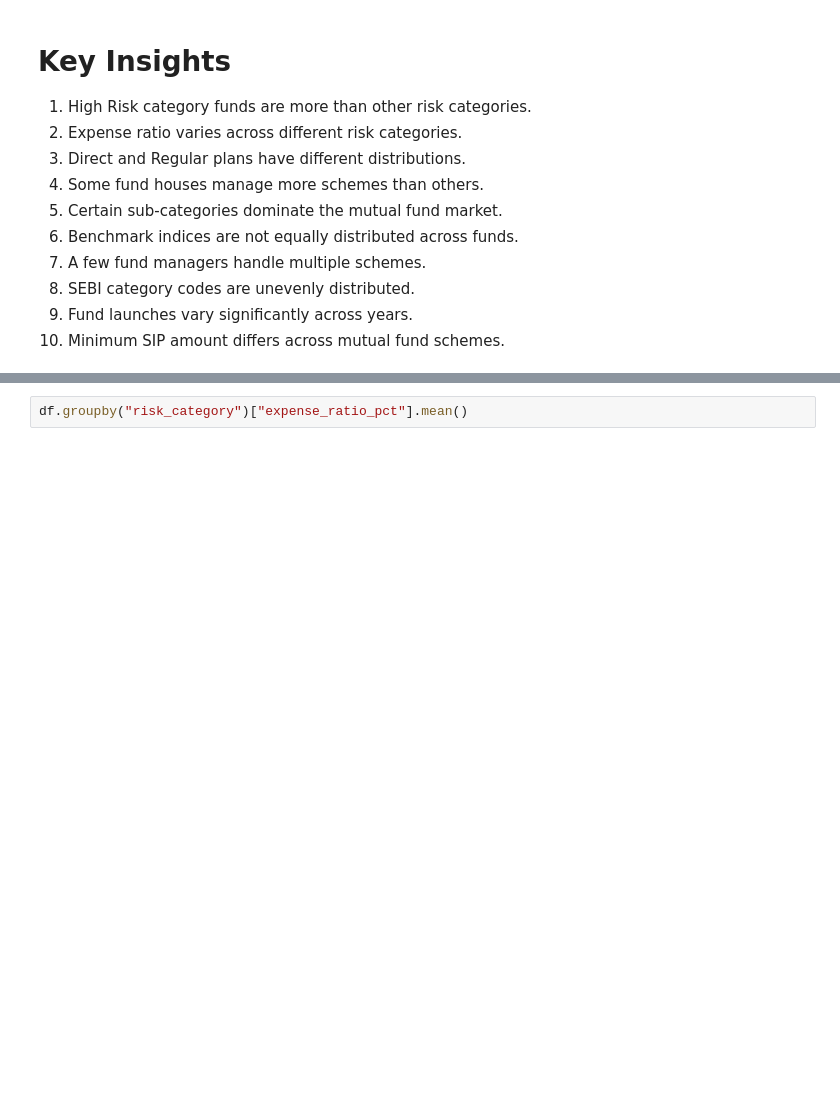
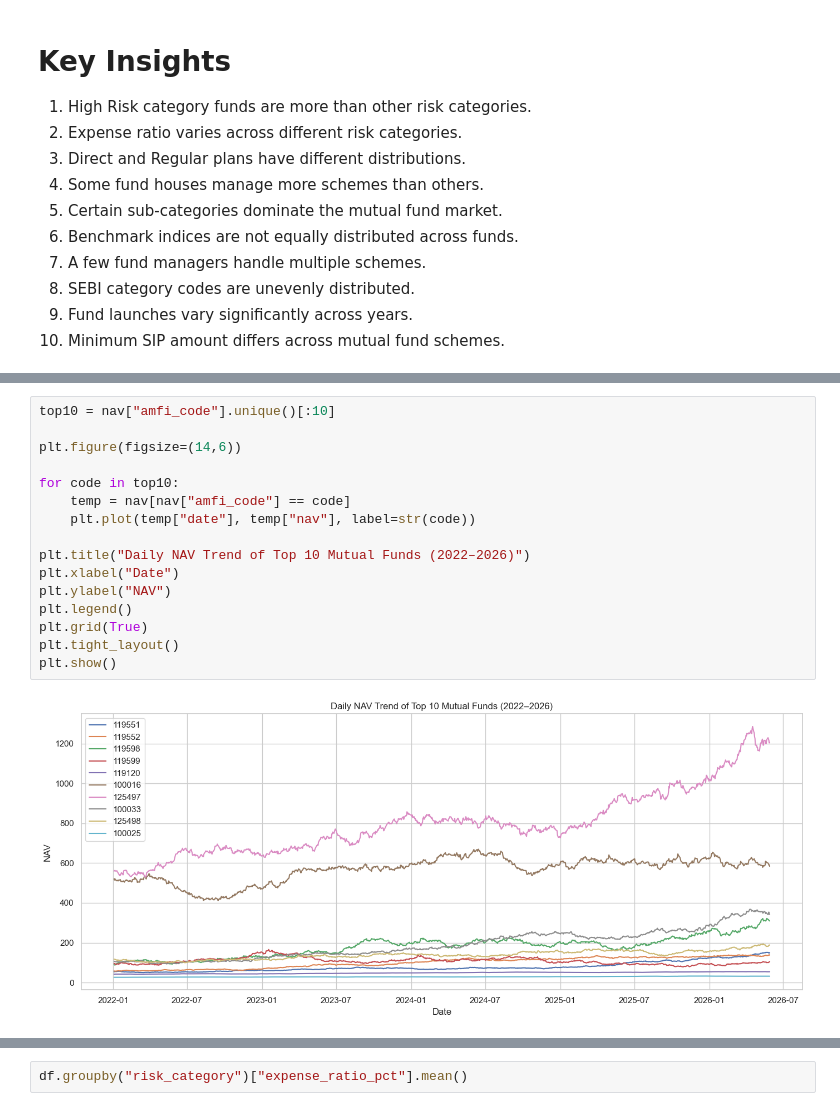
Before and after one commit to singhradhika26986-ops/capstone-mutual-fund-analytics, a Jupyter notebook: notebooks/eda_analysis.ipynb, the cells around one changed output, grey strips where cells are left out. Cells and saved outputs as stored; diff of their text form; blank space fills up the shorter version.

```diff
--- a/notebooks/eda_analysis.ipynb
+++ b/notebooks/eda_analysis.ipynb
@@ -509,0 +555,18 @@ plt.show()
+# %%
+top10 = nav["amfi_code"].unique()[:10]
+
+plt.figure(figsize=(14,6))
+
+for code in top10:
+    temp = nav[nav["amfi_code"] == code]
+    plt.plot(temp["date"], temp["nav"], label=str(code))
+
+plt.title("Daily NAV Trend of Top 10 Mutual Funds (2022–2026)")
+plt.xlabel("Date")
+plt.ylabel("NAV")
+plt.legend()
+plt.grid(True)
+plt.tight_layout()
+plt.show()
+# %% [output]
+[figure, added]
```
Also changed, not shown: parts of 27 cells of this notebook, 1 other file.
